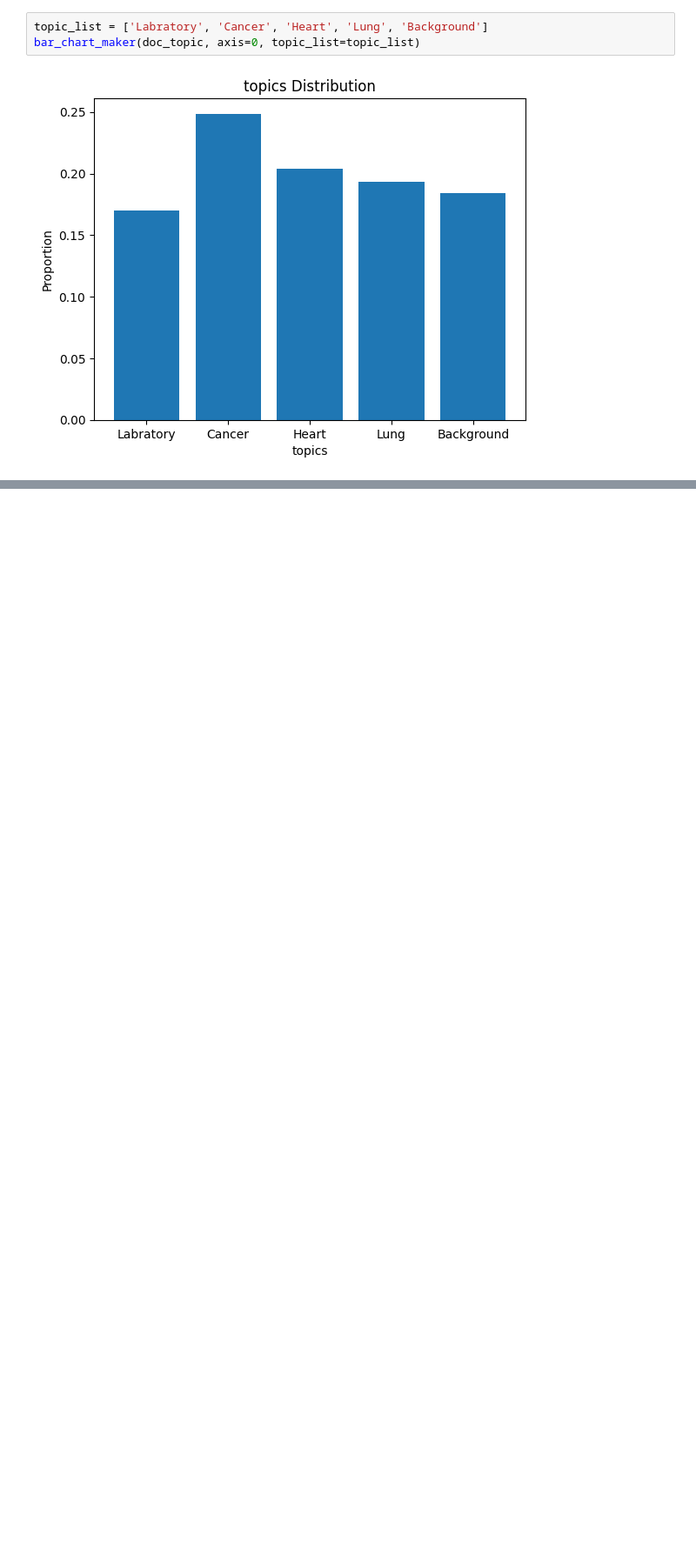
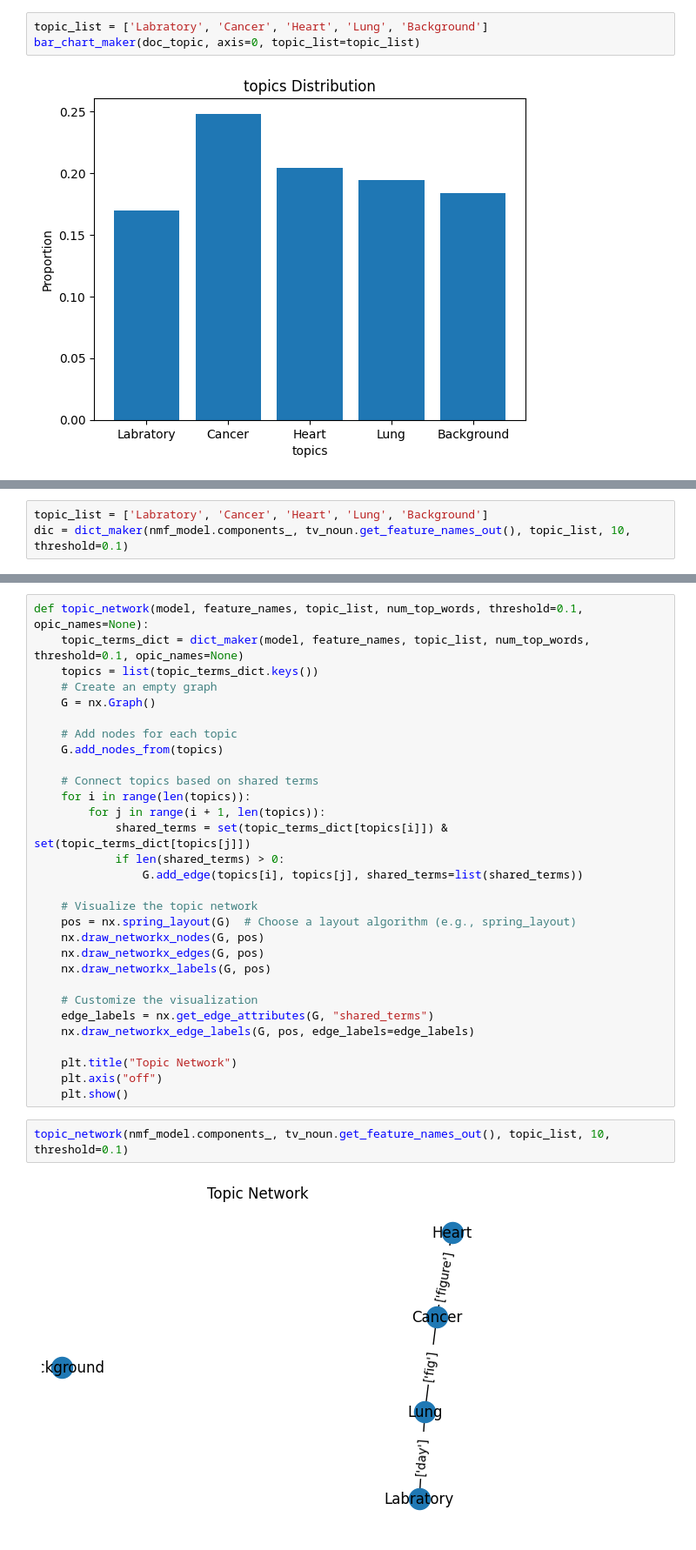
Before and after one commit to hooman-b/Machine_learning_assignments, a Jupyter notebook: Unsupervised_Learning/Second_Assignment/tutorial_clustering_words.ipynb, the cells around one changed output, grey strips where cells are left out. Shown at 87% size. Cells and saved outputs as stored; diff of their text form; blank space fills up the shorter version.

Commit message:
add Topic Network functions

```diff
--- a/Unsupervised_Learning/Second_Assignment/tutorial_clustering_words.ipynb
+++ b/Unsupervised_Learning/Second_Assignment/tutorial_clustering_words.ipynb
@@ -464,0 +484,3 @@ Again, one can use this barchart for analyzing different percentages in document
+# %%
+topic_list = ['Labratory', 'Cancer', 'Heart', 'Lung', 'Background']
+dic = dict_maker(nmf_model.components_, tv_noun.get_feature_names_out(), topic_list, 10, threshold=0.1)
@@ -464,0 +489,34 @@ Again, one can use this barchart for analyzing different percentages in document
+# %%
+def topic_network(model, feature_names, topic_list, num_top_words, threshold=0.1, opic_names=None):
+    topic_terms_dict = dict_maker(model, feature_names, topic_list, num_top_words, threshold=0.1, opic_names=None)
+    topics = list(topic_terms_dict.keys())
+    # Create an empty graph
+    G = nx.Graph()
+
+    # Add nodes for each topic
+    G.add_nodes_from(topics)
+
+    # Connect topics based on shared terms
+    for i in range(len(topics)):
+        for j in range(i + 1, len(topics)):
+            shared_terms = set(topic_terms_dict[topics[i]]) & set(topic_terms_dict[topics[j]])
+            if len(shared_terms) > 0:
+                G.add_edge(topics[i], topics[j], shared_terms=list(shared_terms))
+
+    # Visualize the topic network
+    pos = nx.spring_layout(G)  # Choose a layout algorithm (e.g., spring_layout)
+    nx.draw_networkx_nodes(G, pos)
+    nx.draw_networkx_edges(G, pos)
+    nx.draw_networkx_labels(G, pos)
+
+    # Customize the visualization
+    edge_labels = nx.get_edge_attributes(G, "shared_terms")
+    nx.draw_networkx_edge_labels(G, pos, edge_labels=edge_labels)
+
+    plt.title("Topic Network")
+    plt.axis("off")
+    plt.show()
+# %%
+topic_network(nmf_model.components_, tv_noun.get_feature_names_out(), topic_list, 10, threshold=0.1)
+# %% [output]
+[figure, added]
```
Also changed, not shown: parts of 6 cells of this notebook.
